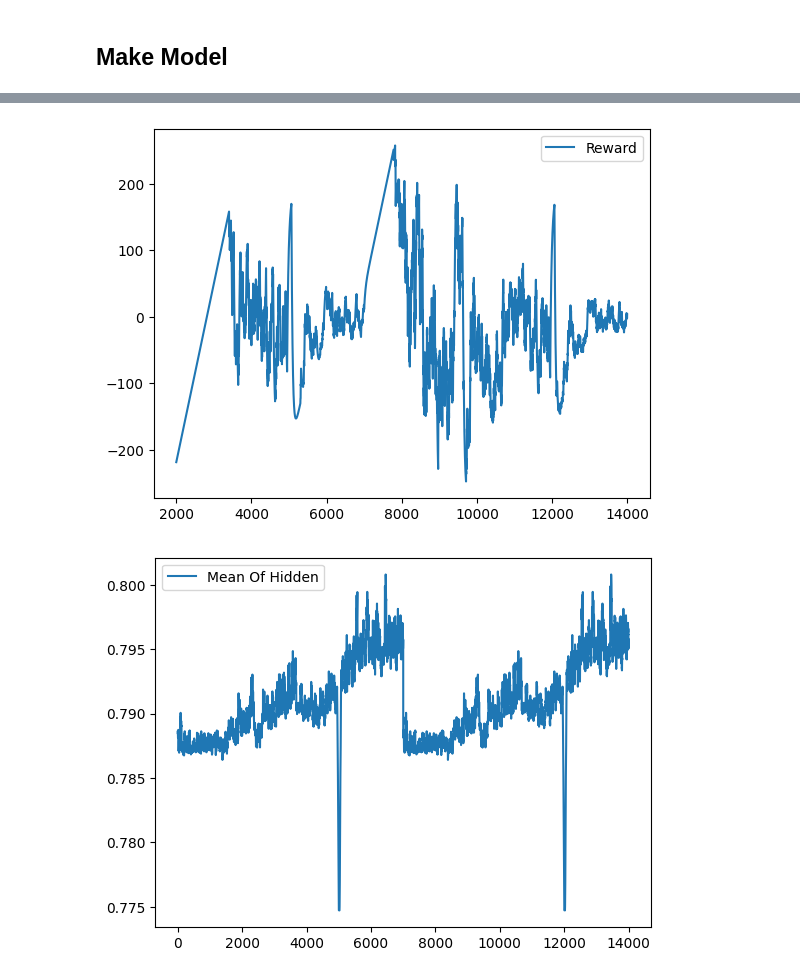
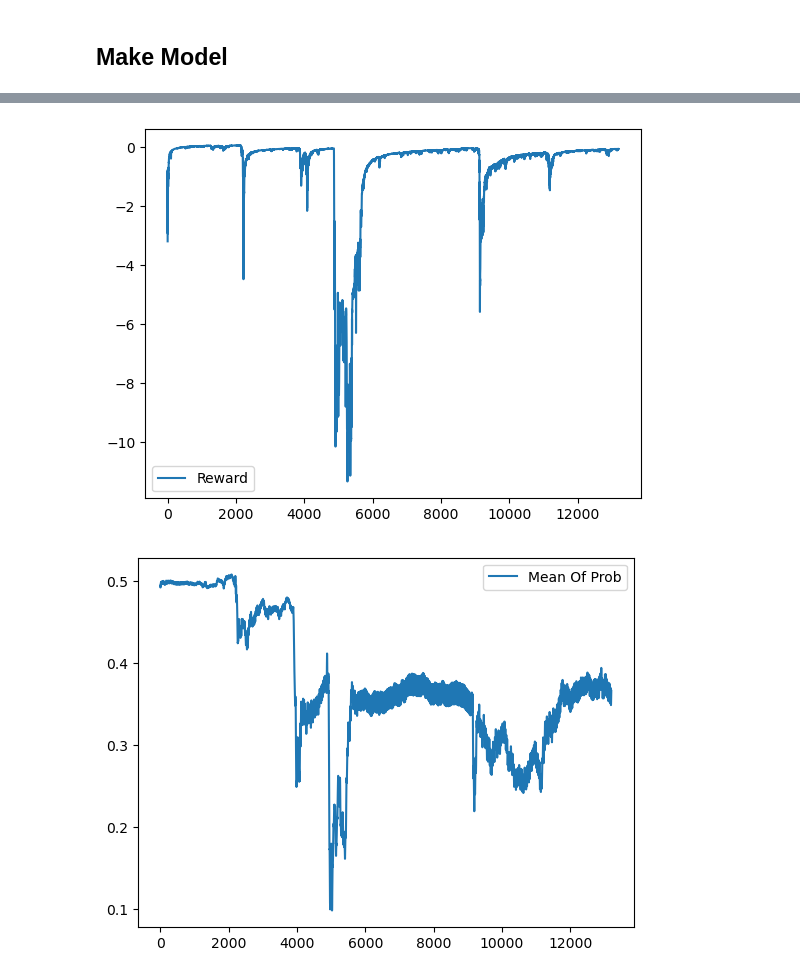
Before and after one commit to poopsiclepooding/DVRL-Time-Series, a Jupyter notebook: train.ipynb, the cells around one changed output, grey strips where cells are left out. Saved outputs shown, nothing was run; the diff lists cells and outputs as text; code cells hidden in the pictures.

```diff
--- a/train.ipynb
+++ b/train.ipynb
@@ -245,12 +380,12 @@ sweep_id = wandb.sweep(sweep_config, project="dvrl-time-series")
 for p in model_1.parameters():
     p.requires_grad = True #False
 
-alpha = 20
-learning_rate = 0.001
-time_window_size = 45
-reward = -10
+
 mov_avg_plot = []
 reward_plot = []
 val_loss_plot = []
 iteration = []
 mean_of_hidden = []
+mean_of_prob = []
+train_loss_plot = []
+lstm_predict_plot = []
@@ -256,0 +402,5 @@ mean_of_hidden = []
+# %%
+model_1 = make_model()
+
+checkpoint = torch.load('/home/student/Desktop/Ayush-Ashis/models/data_valuator.pth')
+model_1.load_state_dict(checkpoint['model_state_dict'])
@@ -256,0 +409,18 @@ mean_of_hidden = []
+# %%
+## MLP MODEL
+
+reward = 0
+model_4 = lstm_encoder_decoder.lstm_seq2seq(input_size = 1, hidden_size = 128)
+checkpoint_iter2 = torch.load('/home/student/Desktop/Ayush-Ashis/models/model_new_lstm.pth')
+model_4.load_state_dict(checkpoint_iter2['model_state_dict'])
+model_4.to(device)
+learning_rate_for_dve = 0.0001
+learning_rate_for_lstm = 0.01
+time_window_size = 45
+reward = -10
+num_of_epochs = 7
+iter = 0
+threshold = 0.9
+epsilon = 1e-8
+optim_for_dve = torch.optim.Adam(model_1.parameters(), lr=learning_rate_for_dve)
+optim_for_lstm = optim.Adam(model_4.parameters(), lr = learning_rate_for_lstm)
@@ -307,0 +659,7 @@ for i in range(num_of_epochs):
+# %%
+for i in range(len(mean_of_hidden)):
+    mean_of_hidden[i] = mean_of_hidden[i].to("cpu")
+for i in range(len(val_loss_plot)):
+    val_loss_plot[i] = val_loss_plot[i].to("cpu")
+for i in range(len(reward_plot)):
+    reward_plot[i] = reward_plot[i].to("cpu")
@@ -323,9 +711,9 @@ plt.show()
 # %%
-plt.plot(iteration[2000:], reward_plot_list[2000:], label='Reward')
+plt.plot(iteration, reward_plot_list, label='Reward')
 plt.legend()
 plt.show()
 # %% [output]
-[figure, old version]
+[figure, new version]
 # %%
 mee = []
 for i in range(len(mean_of_hidden_list)):
@@ -339,6 +726,6 @@ mean_of_hidden_list[0:146]
 # %%
-plt.plot(iteration, meean_of_hidden_list, label='Mean Of Hidden')
+plt.plot(meean_of_hidden_list, label='Mean Of Prob')
 plt.legend()
 plt.show()
 # %% [output]
-[figure, old version]
+[figure, new version]
```
Also changed, not shown: parts of 62 cells of this notebook, 6 other files.
